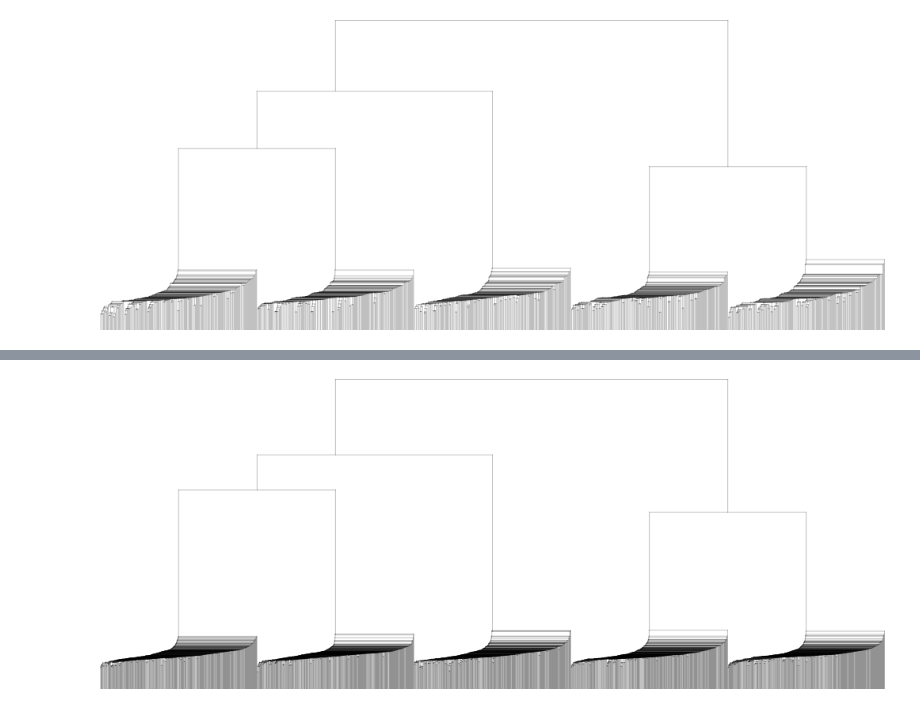
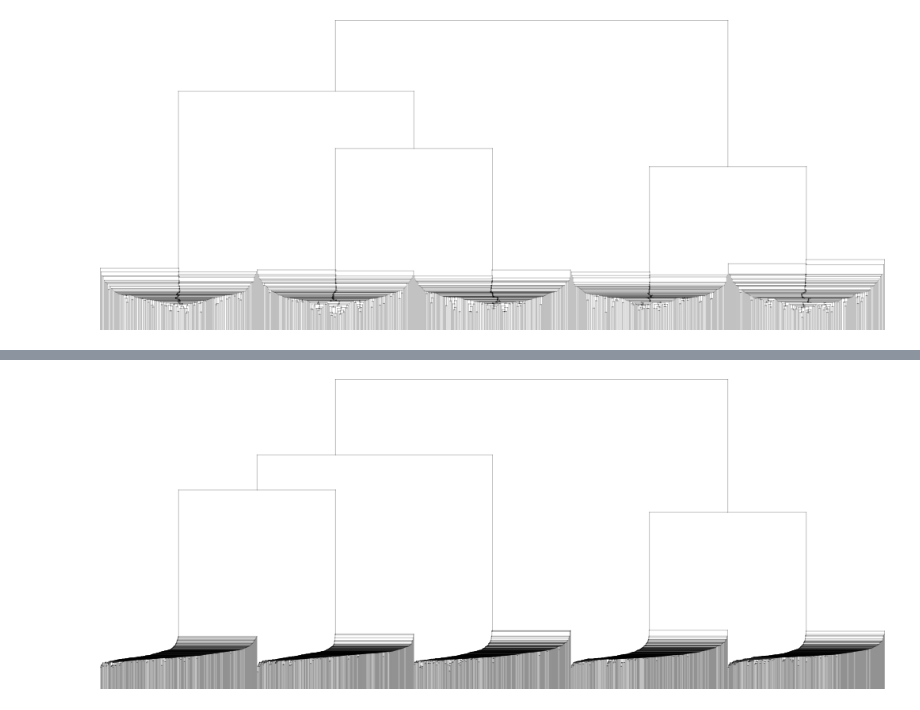
Before and after one commit to CamillaOkkels/HSSL, a Jupyter notebook: running_experiments.ipynb, the cells around one changed output, grey strips where cells are left out. Cells and saved outputs as stored; diff of their text form; code cells hidden in the pictures.

```diff
--- a/running_experiments.ipynb
+++ b/running_experiments.ipynb
@@ -26,5 +26,5 @@ plotly_dendrogram(dendrogram, min_size=50, line_width=.6, width=300, height=200,
 # %%
 dendrogram = HSSL_Turbo(X, cuda=False, n_trees=10, max_leaf_size=20)
-plotly_dendrogram(dendrogram, min_size=2)
+plotly_dendrogram(dendrogram, min_size=2, largest_left=False)
 # %% [output]
-[figure, old version]
+[figure, new version]
```
Also changed, not shown: parts of 3 cells of this notebook, 8 other files.
